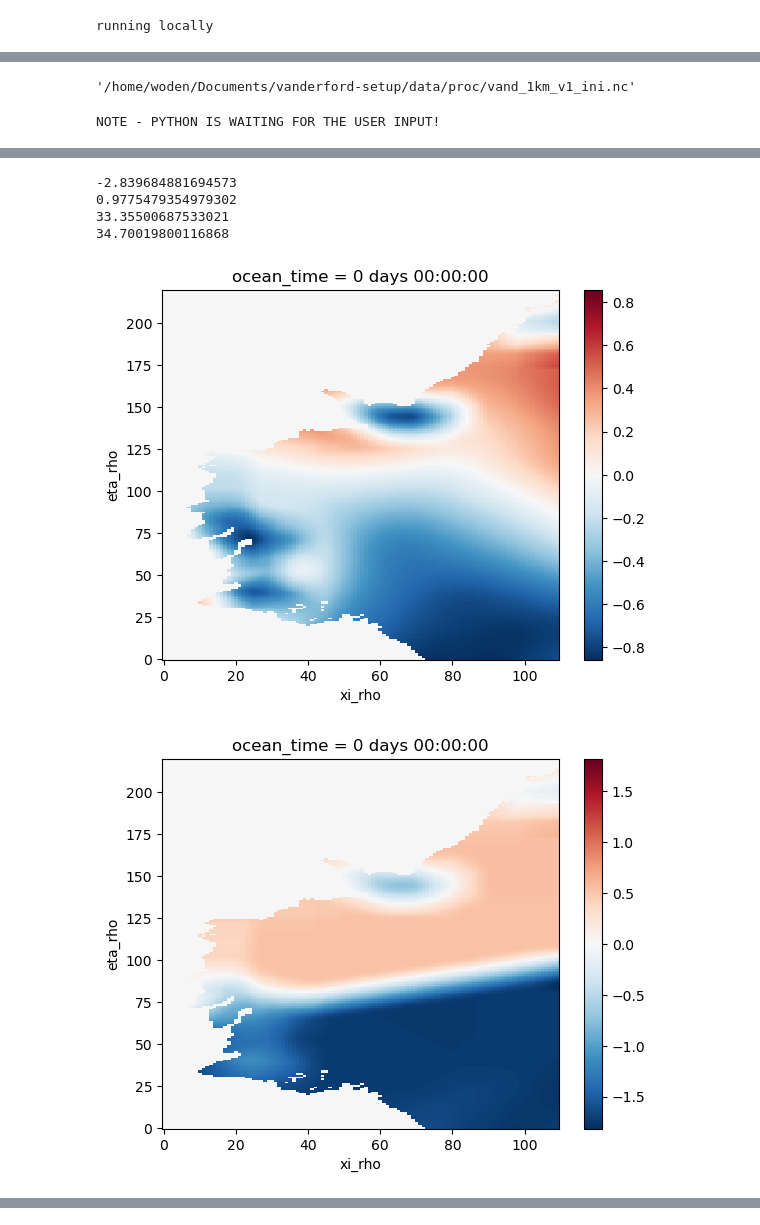
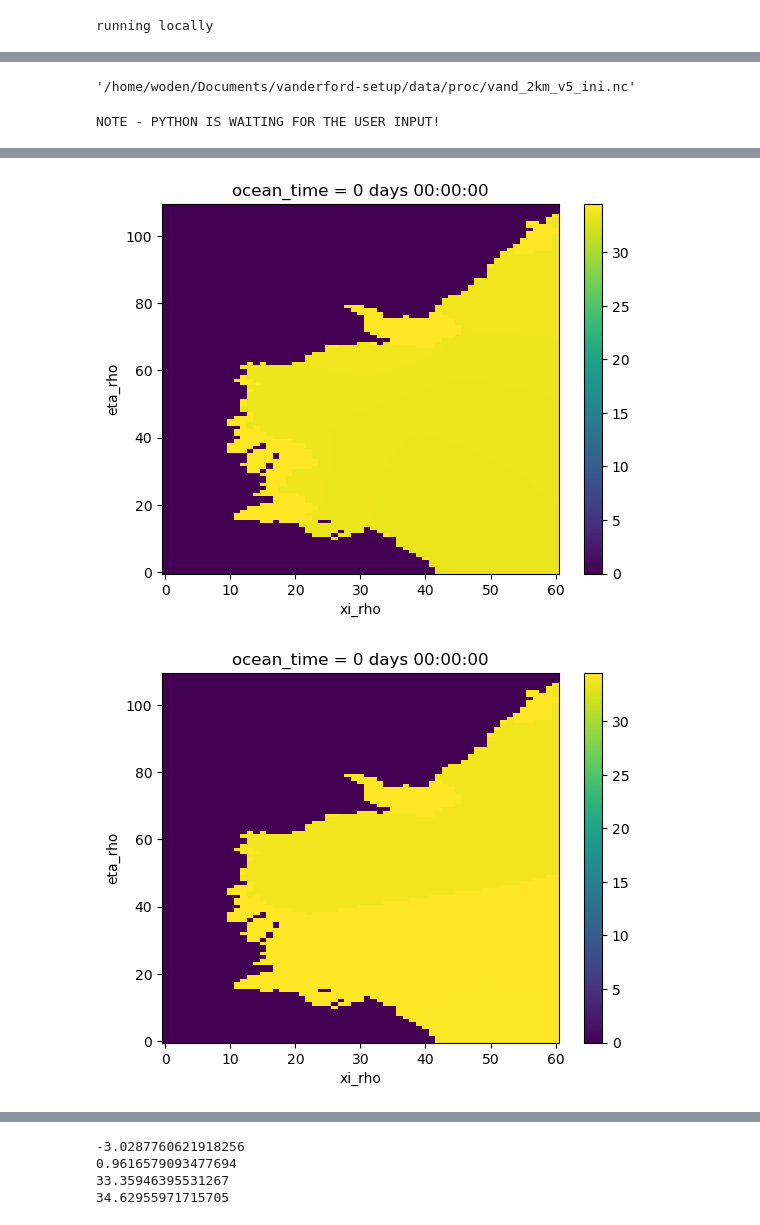
Before and after one commit to dgwyther/vanderford-setup, a Jupyter notebook: notebooks/make_ini_v4-vanderford.ipynb, the cells around one changed output, grey strips where cells are left out. Drawn from its saved outputs; the diff is of its cells as text; code cells hidden in the pictures.

```diff
--- a/notebooks/make_ini_v4-vanderford.ipynb
+++ b/notebooks/make_ini_v4-vanderford.ipynb
@@ -4,7 +4,7 @@
 ### Version id:
 ### v3. Modified to have a hotter under-ice condition
 # %%
-run = 'vand_1km_v1'
+run = 'vand_2km_v5'
 suffix_name=''
 
 import xarray as xr
@@ -44,7 +44,7 @@ from functions import GridStiffness
 
 # set user parameter and call main routine
 #grd_file = os.path.join(data_dir,'proc',run+'_grd.nc')
-grd_file = os.path.join(data_dir,'proc','vand_v1km_v1_grd.nc')
+grd_file = os.path.join(data_dir,'proc','vand_2km_v5_grd.nc')
 out_file = os.path.join(data_dir,'proc',run+'_ini'+suffix_name+'.nc')
 
 # Path to ECCO2 files for temperature and salinity 1th January 2007
@@ -391,7 +391,7 @@ no NaN in zeta
 # %%
 out_file
 # %% [output]
-'/home/woden/Documents/vanderford-setup/data/proc/vand_1km_v1_ini.nc'
+'/home/woden/Documents/vanderford-setup/data/proc/vand_2km_v5_ini.nc'
 # %%
 ## test masking all sub-ice cells, and re-introduce constant ICs here
 out = xr.open_dataset(out_file)
@@ -409,20 +409,27 @@ plt.show()
 ((grd.mask_rho==1) & (grd.zice!=0)).plot()
 plt.show()
 
+(out.salt.isel(s_rho=-1)*grd.mask_rho).plot()
+plt.show()
+(out.salt.isel(s_rho=0)*grd.mask_rho).plot()
+plt.show()
+((grd.mask_rho==1) & (grd.zice!=0)).plot()
+plt.show()
+
 
 final = out.copy()
 
 postProcessingOptions='fill_and_smooth'
 
 if postProcessingOptions=='fill_ice_shelves':
-    final['temp']=(final.temp.where(~((grd.mask_rho==1) & (grd.zice!=0)),-1.0))
-    final['salt']=(final.salt.where(~((grd.mask_rho==1) & (grd.zice!=0)),34.5))
+    final['temp']=(final.temp.where(~((grd.mask_rho==1) & (grd.zice!=0)),0.0))
+    final['salt']=(final.salt.where(~((grd.mask_rho==1) & (grd.zice!=0)),34.0))
 elif postProcessingOptions=='smooth':
     final['temp'] = final.temp.rolling(eta_rho=10,center=True).mean().rolling(xi_rho=10,center=True).mean().interpolate_na(dim='xi_rho',method='linear',fill_value="extrapolate").interpolate_na(dim='eta_rho',method='linear',fill_value="extrapolate")
     final['salt'] = final.salt.rolling(eta_rho=10,center=True).mean().rolling(xi_rho=10,center=True).mean().interpolate_na(dim='xi_rho',method='linear',fill_value="extrapolate").interpolate_na(dim='eta_rho',method='linear',fill_value="extrapolate")
 elif postProcessingOptions=='fill_and_smooth':
-    final['temp']=(final.temp.where(~((grd.mask_rho==1) & (grd.zice!=0)),-1.0))
-    final['salt']=(final.salt.where(~((grd.mask_rho==1) & (grd.zice!=0)),34.5))
+    final['temp']=(final.temp.where(~((grd.mask_rho==1) & (grd.zice!=0)),0.0))
+    final['salt']=(final.salt.where(~((grd.mask_rho==1) & (grd.zice!=0)),34.0))
     final['temp'] = final.temp.rolling(eta_rho=20,center=True).mean().rolling(xi_rho=20,center=True).mean().interpolate_na(dim='xi_rho',method='linear',fill_value="extrapolate").interpolate_na(dim='eta_rho',method='linear',fill_value="extrapolate")
     final['salt'] = final.salt.rolling(eta_rho=20,center=True).mean().rolling(xi_rho=20,center=True).mean().interpolate_na(dim='xi_rho',method='linear',fill_value="extrapolate").interpolate_na(dim='eta_rho',method='linear',fill_value="extrapolate")
 
@@ -450,6 +457,2 @@ NOTE - PYTHON IS WAITING FOR THE USER INPUT!
--2.839684881694573
-0.9775479354979302
-33.35500687533021
-34.70019800116868
-[figure, old version]
+[figure, new version]
-[figure, old version]
+[figure, new version]
@@ -456,0 +460,4 @@ NOTE - PYTHON IS WAITING FOR THE USER INPUT!
+-3.0287760621918256
+0.9616579093477694
+33.35946395531267
+34.62955971715705
```
Also changed, not shown: parts of 5 cells of this notebook, 5 other files.
